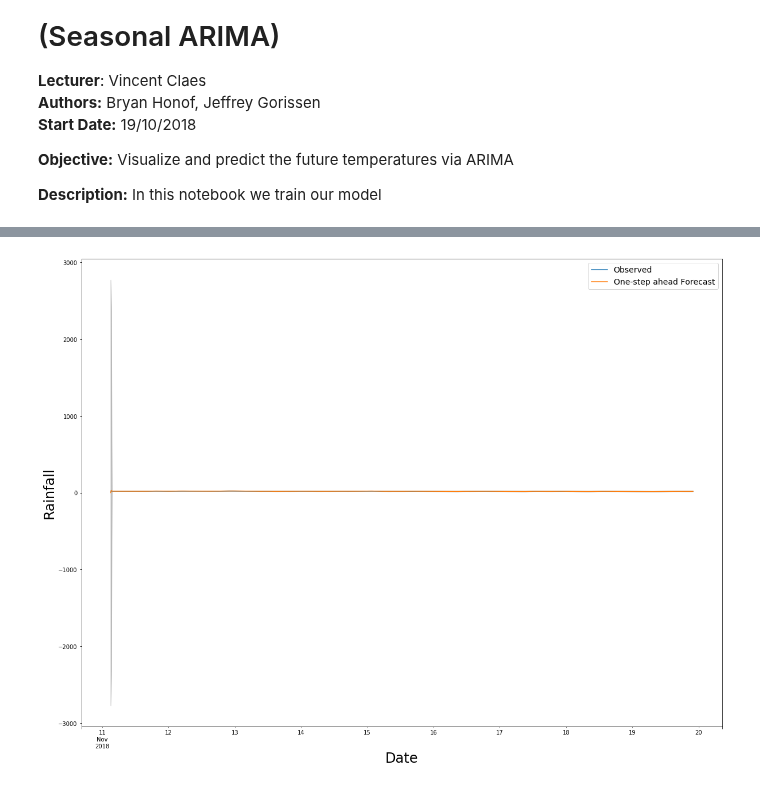
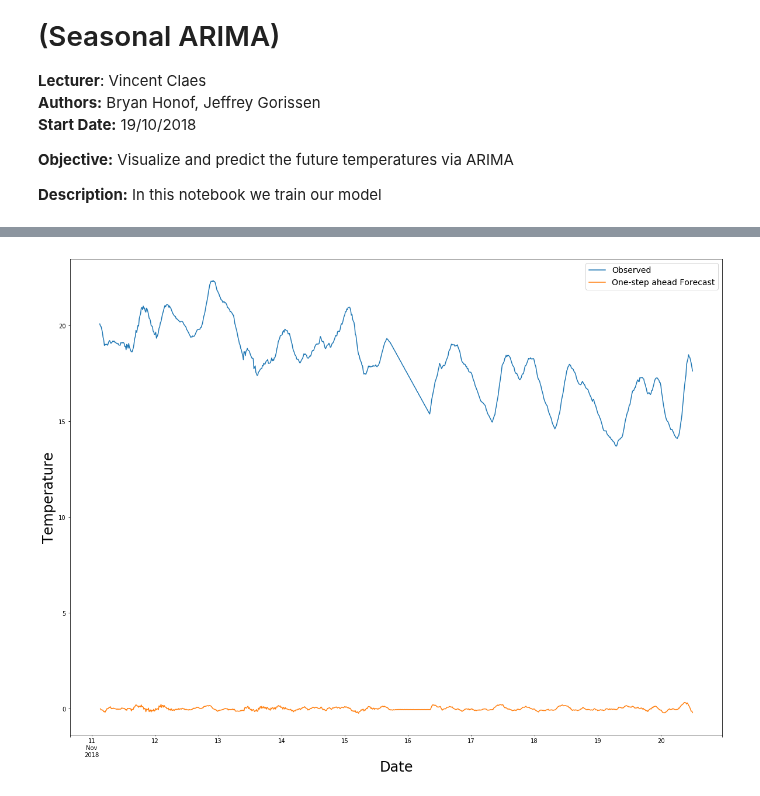
Before and after one commit to bryanhonof/Smart-Systems-Assignment-1, a Jupyter notebook: Python/5_fitting_and_predicting.ipynb, the cells around one changed output, grey strips where cells are left out. Saved outputs shown, nothing was run; the diff lists cells and outputs as text; code cells hidden in the pictures.

```diff
--- a/Python/5_fitting_and_predicting.ipynb
+++ b/Python/5_fitting_and_predicting.ipynb
@@ -58,9 +60,5 @@ data.tail(5)
 # %%
-mod = sm.tsa.statespace.SARIMAX(data.temperature,
-                                order=(1, 1, 1),
-                                seasonal_order=(0, 0, 0, 4),
-                                enforce_stationarity=False,
-                                enforce_invertibility=False)
+mod = ARIMA(data, order=(4, 1, 4))
 
 results = mod.fit()
 
@@ -84,15 +88,13 @@ pred_ci = pred.conf_int()
+# %%
+pred = results.predict()
 # %%
-ax = data.temperature['2018-11-11':].plot(label='Observed', figsize=(20, 15))
-pred.predicted_mean.plot(ax=ax, label='One-step ahead Forecast')
-
-ax.fill_between(pred_ci.index,
-                pred_ci.iloc[:, 0],
-                pred_ci.iloc[:, 1], color='k', alpha=.2)
+ax = data.temperature.plot(label='Observed', figsize=(20, 15))
+pred.plot(ax=ax, label='One-step ahead Forecast')
 
 ax.set_xlabel('Date', fontsize = 24)
-ax.set_ylabel('Rainfall', fontsize = 24)
+ax.set_ylabel('Temperature', fontsize = 24)
 plt.legend(fontsize = 14)
 
 plt.show()
 # %% [output]
-[figure, old version]
+[figure, new version]
```
Also changed, not shown: parts of 7 cells of this notebook, 5 other files.
